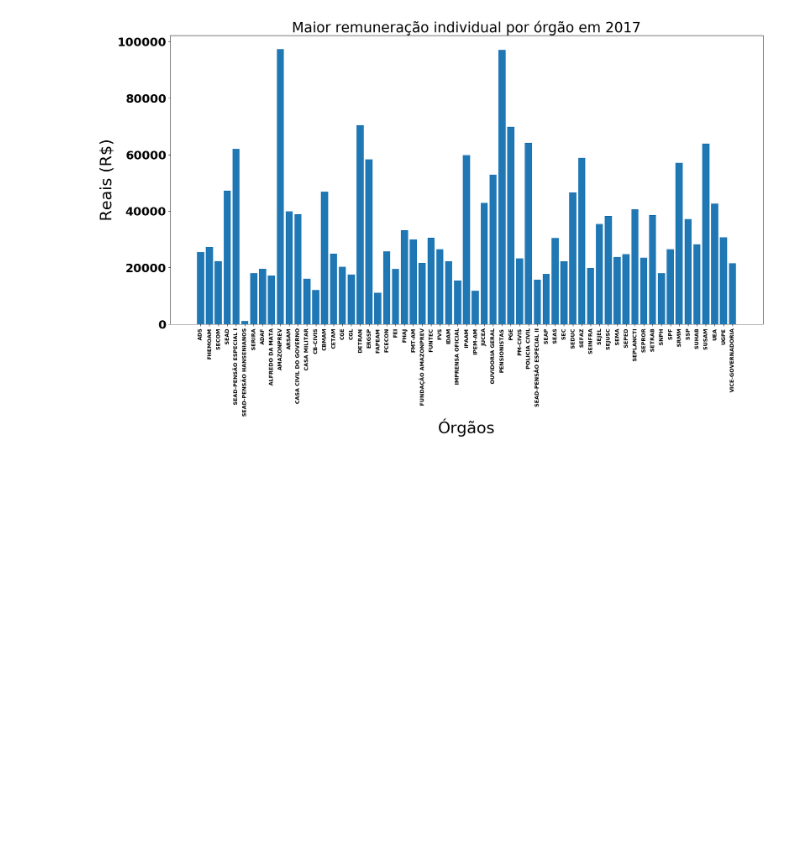
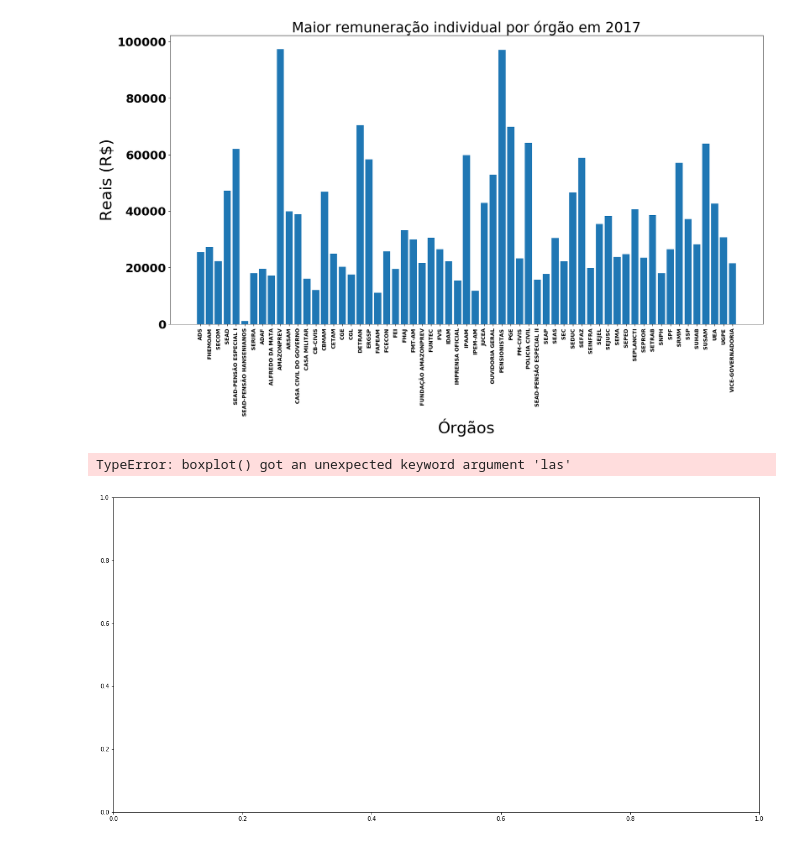
Before and after one commit to ViniPessoa8/PAIC, a Jupyter notebook: notebooks/plotagens.ipynb, the cells around one changed output. Drawn from its saved outputs; the diff is of its cells as text; code cells hidden in the pictures; blank space fills up the shorter version.

```diff
--- a/notebooks/plotagens.ipynb
+++ b/notebooks/plotagens.ipynb
@@ -383,3 +423,10 @@ for orgao in orgaos:
 plot_bar('Maior remuneração individual por órgão em 2017', orgaos, data, 'Órgãos', 'Reais (R$)')
 # %% [output]
 [figure]
+# %%
+rem_plot = rem_org[rem_org['ORGAO'] == 'UEA']
+
+rem_plot.boxplot(column='REMUNERACAO LEGAL DEVIDA(R$)', by='CARGO', figsize=(20,10), las=2)
+# %% [output]
+TypeError: boxplot() got an unexpected keyword argument 'las'
+[figure, added]
```
Also changed, not shown: parts of 6 cells of this notebook, 2 other files.
